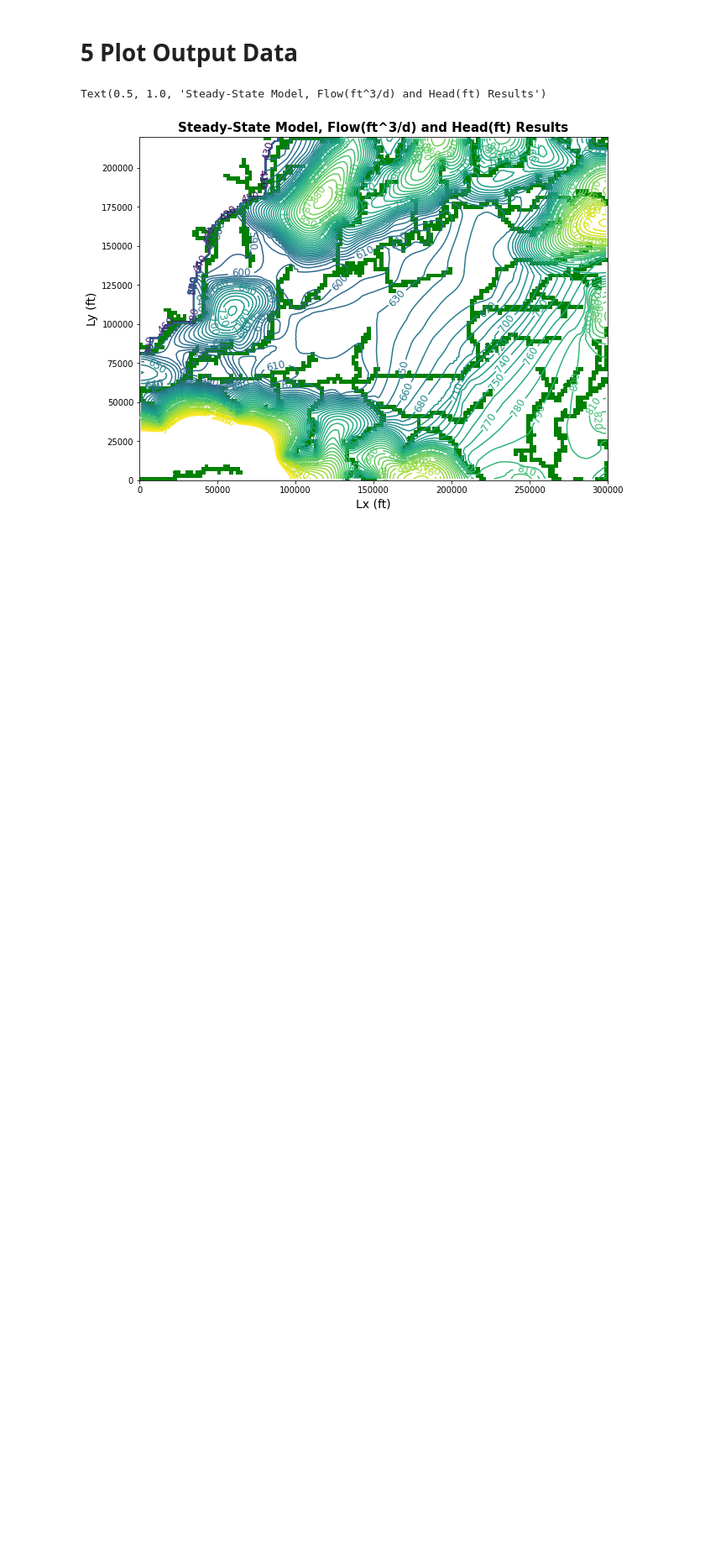
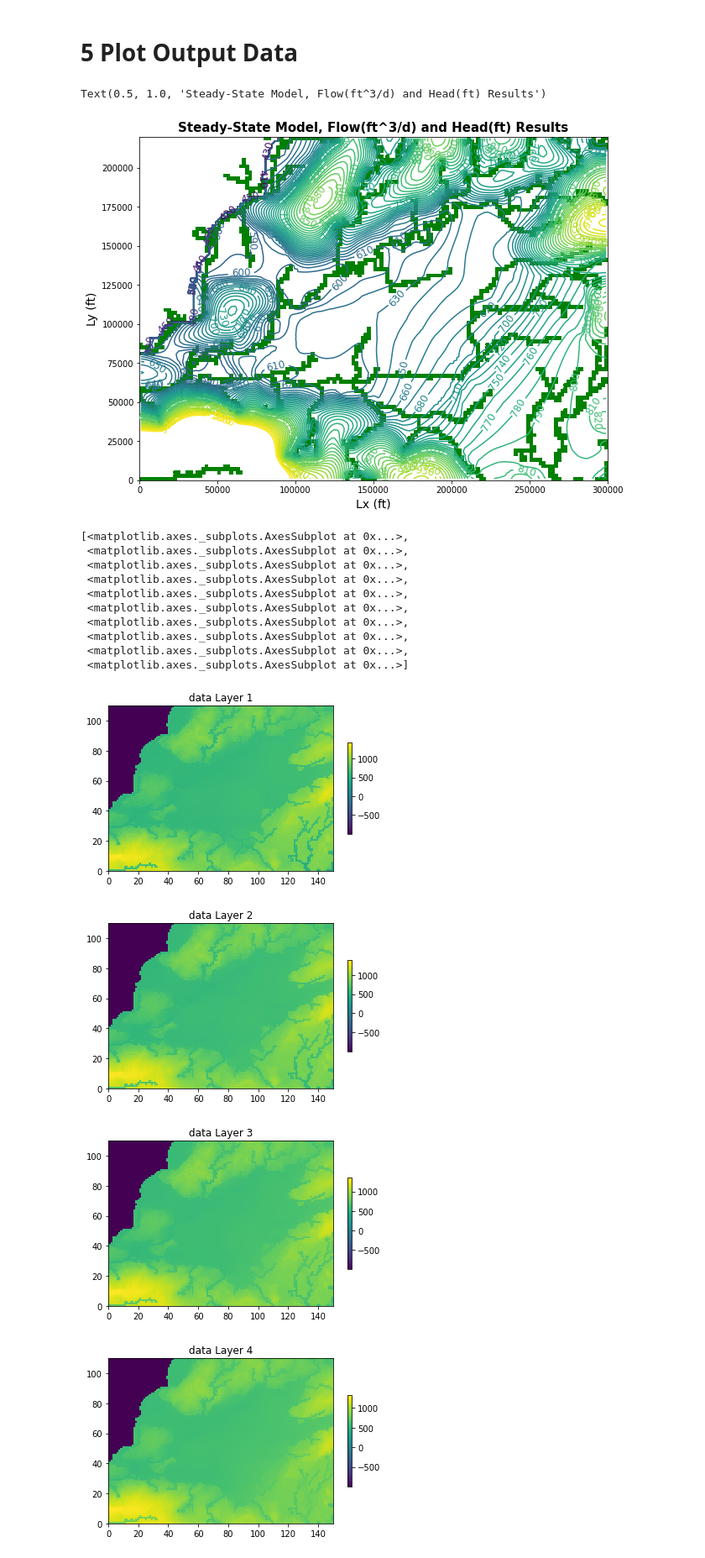
Before and after one commit to iordach1/GEOL572-GRL, a Jupyter notebook: GRL-Model.ipynb, the cells around one changed output. Shown at 84% size. Cells and saved outputs as stored; diff of their text form; code cells hidden in the pictures; blank space fills up the shorter version.

```diff
--- a/GRL-Model.ipynb
+++ b/GRL-Model.ipynb
@@ -680,3 +647,23 @@ plt.title('Steady-State Model, Flow(ft^3/d) and Head(ft) Results', fontsize = 15
 # %% [output]
 Text(0.5, 1.0, 'Steady-State Model, Flow(ft^3/d) and Head(ft) Results')
 [figure]
+# %%
+import os
+
+hds = flopy.utils.HeadFile(os.path.join(m.model_ws, m.name+".hds"))
+hds.plot(colorbar=True)
+# %% [output]
+[<matplotlib.axes._subplots.AxesSubplot at 0x...>,
+ <matplotlib.axes._subplots.AxesSubplot at 0x...>,
+ <matplotlib.axes._subplots.AxesSubplot at 0x...>,
+ <matplotlib.axes._subplots.AxesSubplot at 0x...>,
+ <matplotlib.axes._subplots.AxesSubplot at 0x...>,
+ <matplotlib.axes._subplots.AxesSubplot at 0x...>,
+ <matplotlib.axes._subplots.AxesSubplot at 0x...>,
+ <matplotlib.axes._subplots.AxesSubplot at 0x...>,
+ <matplotlib.axes._subplots.AxesSubplot at 0x...>,
+ <matplotlib.axes._subplots.AxesSubplot at 0x...>]
+[figure, added]
+[figure, added]
+[figure, added]
+[figure, added]
```
Also changed, not shown: parts of 8 cells of this notebook.
